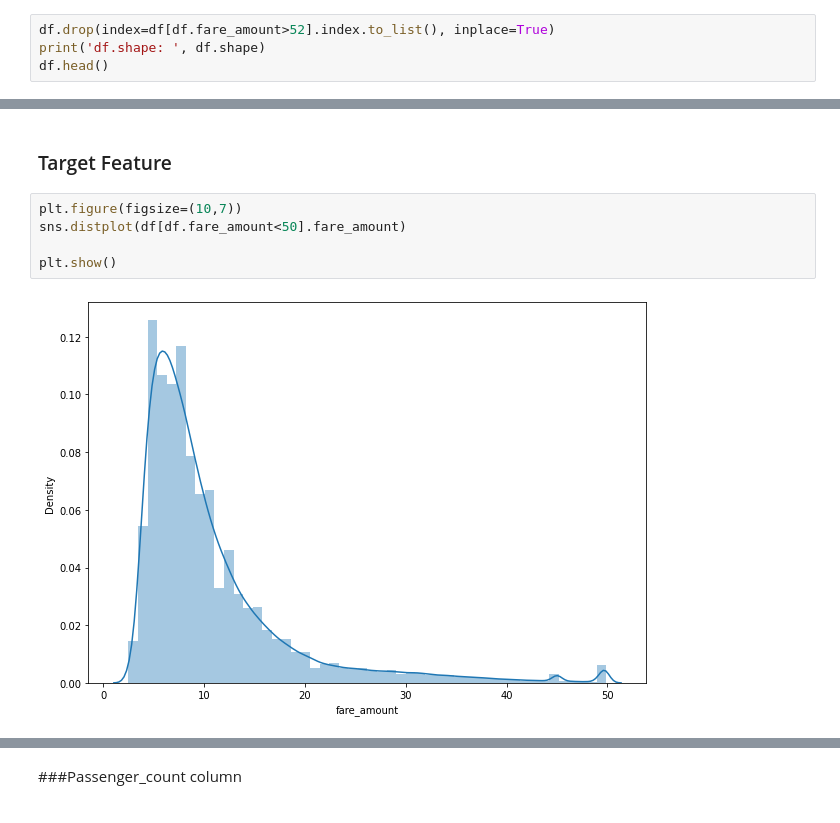
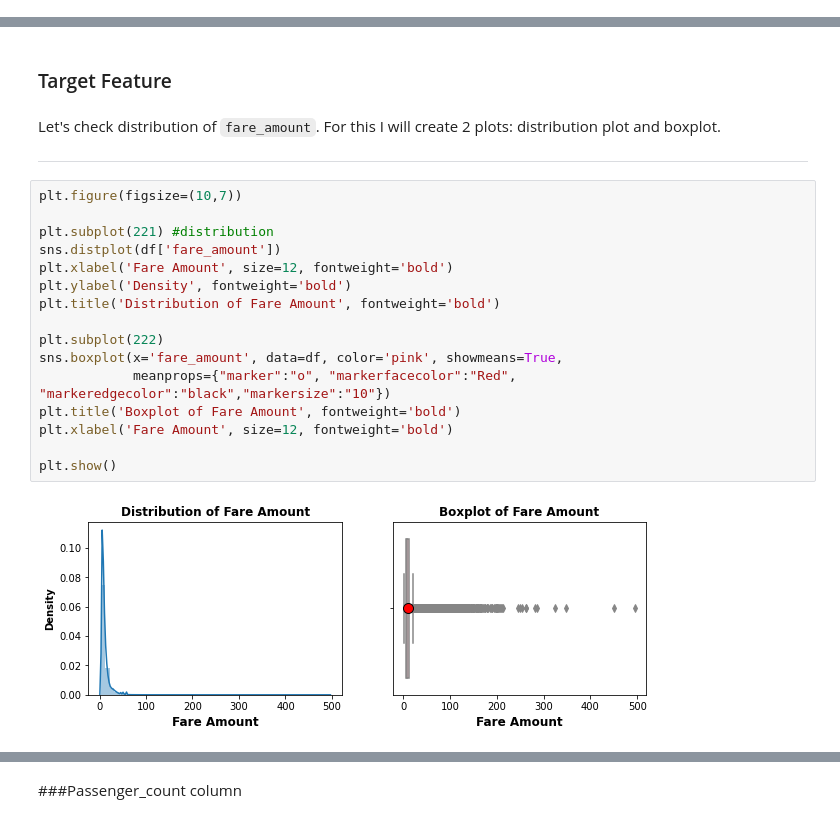
Before and after one commit to pe44enka/TaxiFarePrediction, a Jupyter notebook: TaxiFarePrediction.ipynb, the cells around one changed output, grey strips where cells are left out. Saved outputs shown, nothing was run; the diff lists cells and outputs as text.

````diff
--- a/TaxiFarePrediction.ipynb
+++ b/TaxiFarePrediction.ipynb
@@ -569,4 +557,0 @@ df[df.fare_amount>52]
-# %%
-df.drop(index=df[df.fare_amount>52].index.to_list(), inplace=True)
-print('df.shape: ', df.shape)
-df.head()
@@ -1053,10 +916,25 @@ df.describe(include='all')
 ## Summorize Data
 # %% [markdown]
 ### Target Feature
-# %%
-plt.figure(figsize=(10,7))
-sns.distplot(df[df.fare_amount<50].fare_amount)
-
-plt.show()
-# %% [output]
-[figure, removed]
+# %% [markdown]
+Let's check distribution of ```fare_amount```. For this I will create 2 plots: distribution plot and boxplot.
+
+---
+# %%
+plt.figure(figsize=(10,7))
+
+plt.subplot(221) #distribution
+sns.distplot(df['fare_amount'])
+plt.xlabel('Fare Amount', size=12, fontweight='bold')
+plt.ylabel('Density', fontweight='bold')
+plt.title('Distribution of Fare Amount', fontweight='bold')
+
+plt.subplot(222)
+sns.boxplot(x='fare_amount', data=df, color='pink', showmeans=True,
+            meanprops={"marker":"o", "markerfacecolor":"Red", "markeredgecolor":"black","markersize":"10"})
+plt.title('Boxplot of Fare Amount', fontweight='bold')
+plt.xlabel('Fare Amount', size=12, fontweight='bold')
+
+plt.show()
+# %% [output]
+[figure, added]
````
Also changed, not shown: parts of 100 cells of this notebook.
